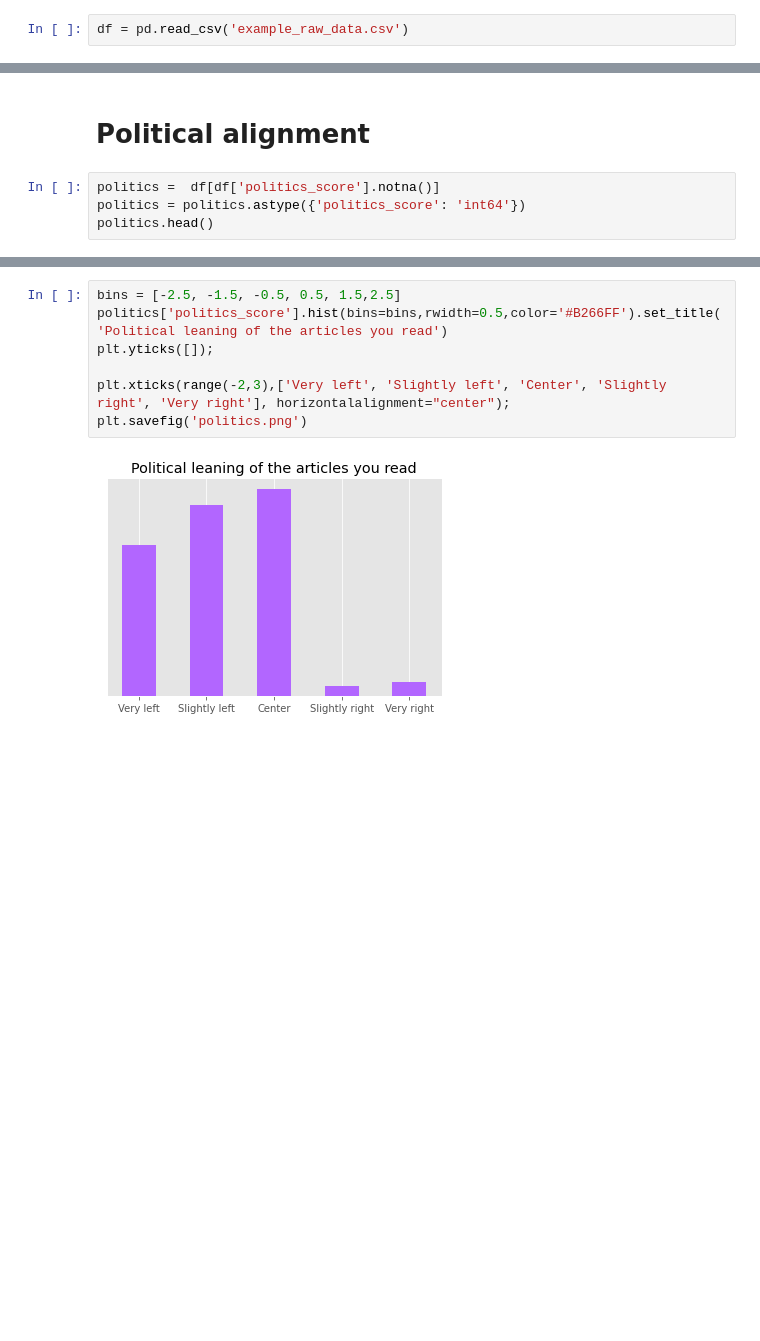
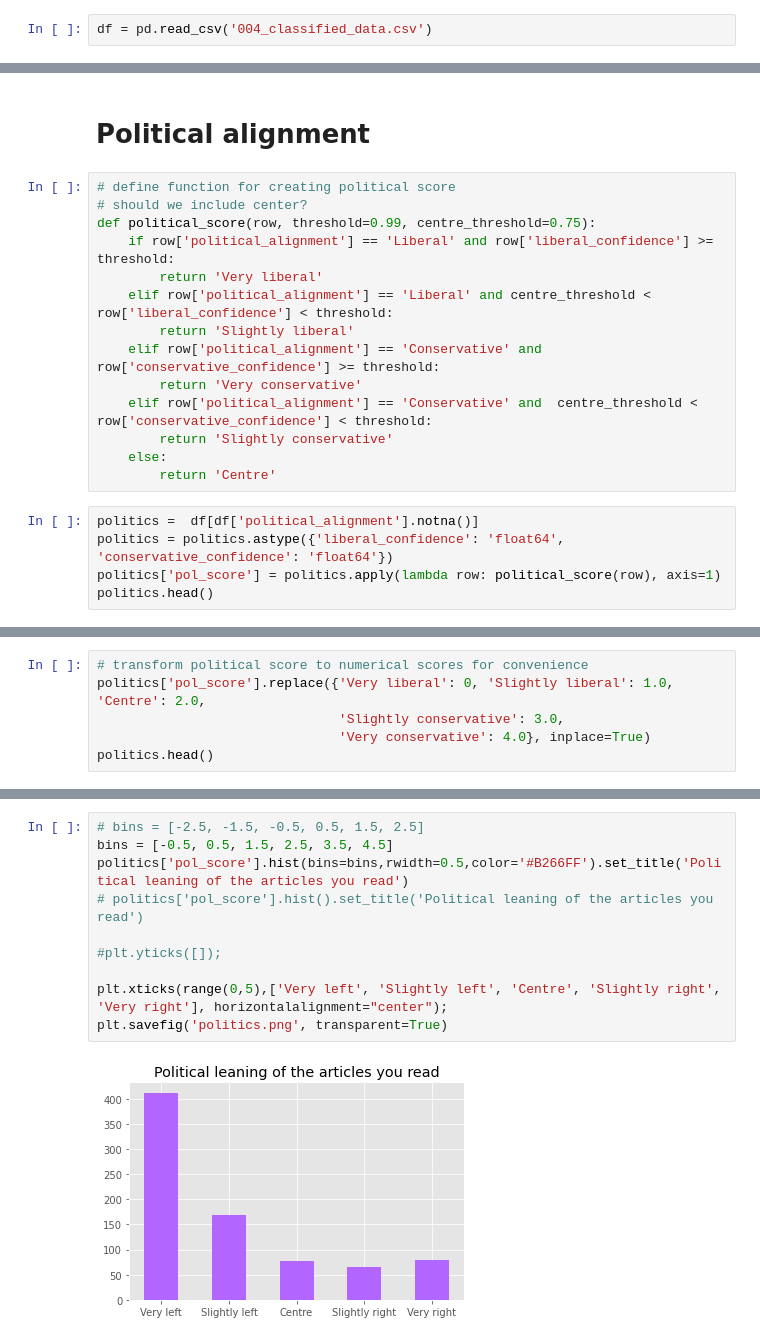
Before and after one commit to OliDeane/NewsTracker, a Jupyter notebook: data_visualisation.ipynb, the cells around one changed output, grey strips where cells are left out. Cells and saved outputs as stored; diff of their text form; blank space fills up the shorter version.

```diff
--- a/data_visualisation.ipynb
+++ b/data_visualisation.ipynb
@@ -17,5 +4,5 @@ Requirement already satisfied: pytz>=2017.3 in /home/davide/anaconda3/envs/newst
 # %%
-df = pd.read_csv('example_raw_data.csv')
+df = pd.read_csv('004_classified_data.csv')
 # %%
 df.head()
 # %% [output]
@@ -97,7 +62,22 @@ plt.savefig('topics.png')
 # %% [markdown]
 # Political alignment
+# %%
+# define function for creating political score
+# should we include center?
+def political_score(row, threshold=0.99, centre_threshold=0.75):
+    if row['political_alignment'] == 'Liberal' and row['liberal_confidence'] >= threshold:
+        return 'Very liberal'
+    elif row['political_alignment'] == 'Liberal' and centre_threshold < row['liberal_confidence'] < threshold:
+        return 'Slightly liberal'
+    elif row['political_alignment'] == 'Conservative' and row['conservative_confidence'] >= threshold:
+        return 'Very conservative'
+    elif row['political_alignment'] == 'Conservative' and  centre_threshold < row['conservative_confidence'] < threshold:
+        return 'Slightly conservative'
+    else:
+        return 'Centre'
 # %%
-politics =  df[df['politics_score'].notna()]
-politics = politics.astype({'politics_score': 'int64'})
+politics =  df[df['political_alignment'].notna()]
+politics = politics.astype({'liberal_confidence': 'float64', 'conservative_confidence': 'float64'})
+politics['pol_score'] = politics.apply(lambda row: political_score(row), axis=1)
 politics.head()
 # %% [output]
@@ -109,0 +91,6 @@ politics.head()
+# %%
+# transform political score to numerical scores for convenience
+politics['pol_score'].replace({'Very liberal': 0, 'Slightly liberal': 1.0, 'Centre': 2.0,
+                               'Slightly conservative': 3.0,
+                               'Very conservative': 4.0}, inplace=True)
+politics.head()
@@ -110,10 +105,13 @@ politics.head()
 # %%
-bins = [-2.5, -1.5, -0.5, 0.5, 1.5,2.5]
-politics['politics_score'].hist(bins=bins,rwidth=0.5,color='#B266FF').set_title('Political leaning of the articles you read')
-plt.yticks([]);
+# bins = [-2.5, -1.5, -0.5, 0.5, 1.5, 2.5]
+bins = [-0.5, 0.5, 1.5, 2.5, 3.5, 4.5]
+politics['pol_score'].hist(bins=bins,rwidth=0.5,color='#B266FF').set_title('Political leaning of the articles you read')
+# politics['pol_score'].hist().set_title('Political leaning of the articles you read')
 
-plt.xticks(range(-2,3),['Very left', 'Slightly left', 'Center', 'Slightly right', 'Very right'], horizontalalignment="center");
-plt.savefig('politics.png')
+#plt.yticks([]);
+
+plt.xticks(range(0,5),['Very left', 'Slightly left', 'Centre', 'Slightly right', 'Very right'], horizontalalignment="center");
+plt.savefig('politics.png', transparent=True)
 # %% [output]
-[figure, old version]
+[figure, new version]
 # %%
```
Also changed, not shown: parts of 17 cells of this notebook.
